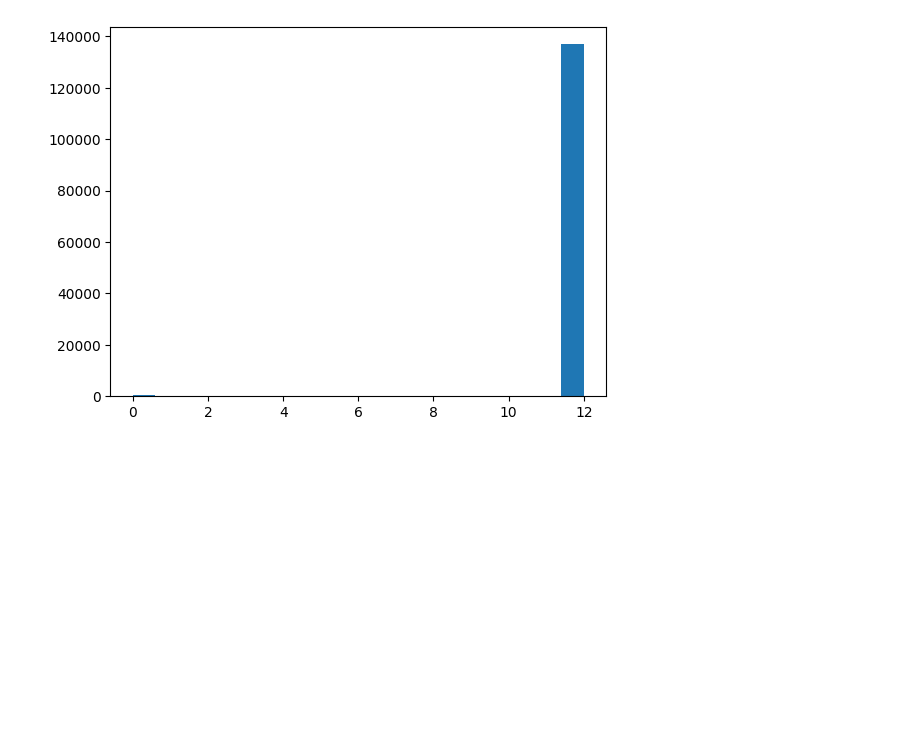
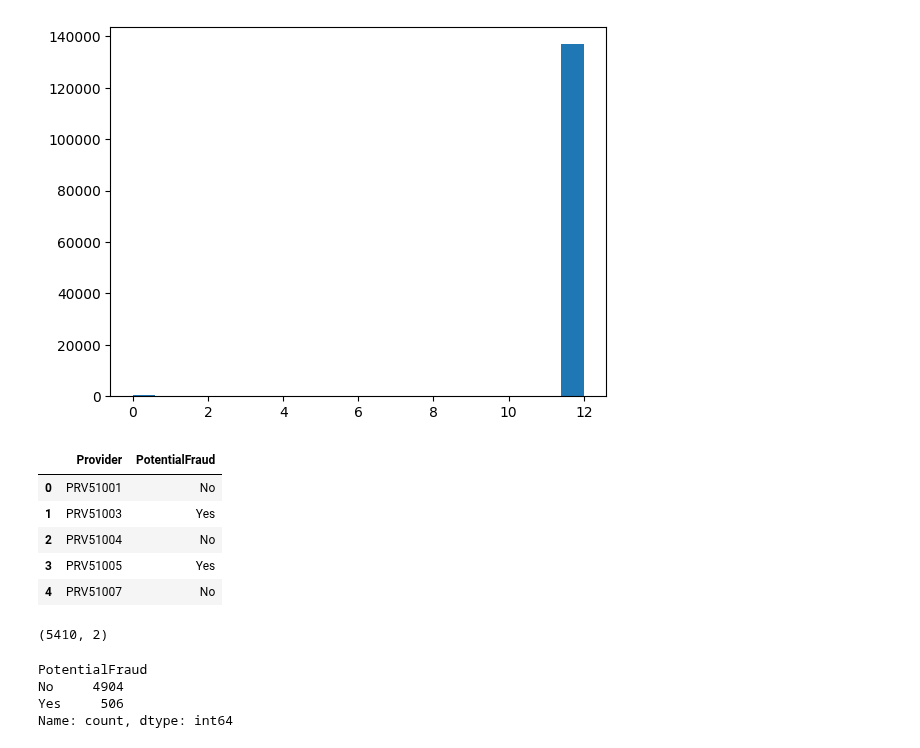
Before and after one commit to dantrainor9/Health-Claims-Fraud, a Jupyter notebook: Health_claims_fraud.ipynb, the cells around one changed output. Drawn from its saved outputs; the diff is of its cells as text; code cells hidden in the pictures; blank space fills up the shorter version.

```diff
--- a/Health_claims_fraud.ipynb
+++ b/Health_claims_fraud.ipynb
@@ -226,3 +226,25 @@ plt.hist(df_train_ben['NoOfMonths_PartACov'],bins=20);
 plt.hist(df_train_ben['NoOfMonths_PartBCov'],bins=20);
 # %% [output]
 [figure]
+# %%
+path2 = '/content/drive/MyDrive/healthcare claims fraud dataset/Train-1542865627584.csv'
+df_train_pr = pd.read_csv(path2)
+df_train_pr.head()
+# %% [output]
+|  | Provider | PotentialFraud |
+| 0 | PRV51001 | No |
+| 1 | PRV51003 | Yes |
+| 2 | PRV51004 | No |
+| 3 | PRV51005 | Yes |
+| 4 | PRV51007 | No |
+# %%
+df_train_pr.shape
+# %% [output]
+(5410, 2)
+# %%
+df_train_pr['PotentialFraud'].value_counts()
+# %% [output]
+PotentialFraud
+No     4904
+Yes     506
+Name: count, dtype: int64
```
